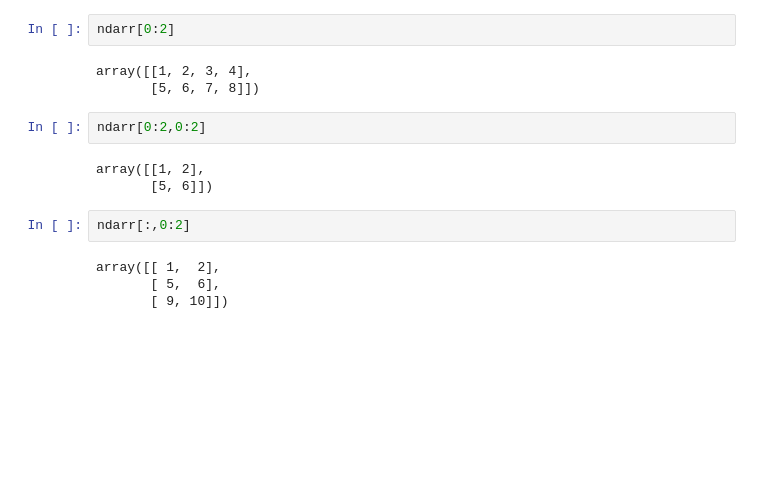
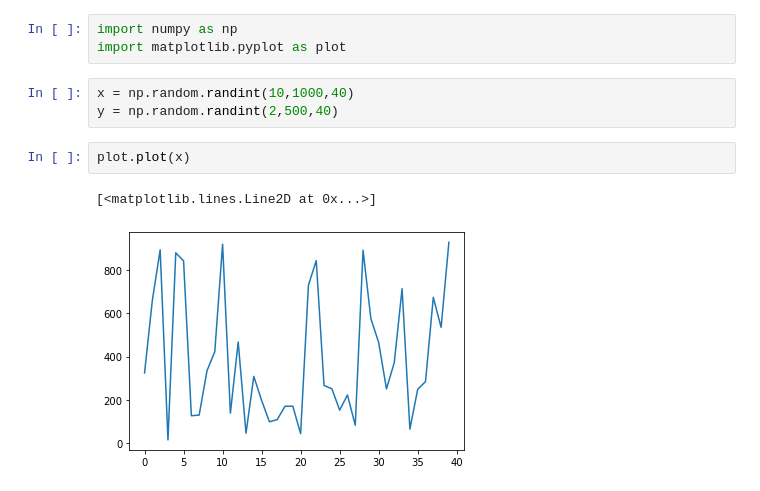
Before and after one commit to anmolrajaroraa/HMR_Python_ML, a Jupyter notebook: Untitled.ipynb, the cells around one changed output. Drawn from its saved outputs; the diff is of its cells as text; blank space fills up the shorter version.

```diff
--- a/Untitled.ipynb
+++ b/Untitled.ipynb
@@ -159,16 +1,11 @@ ndarr.shape
-# %%
-ndarr[0:2]
-# %% [output]
-array([[1, 2, 3, 4],
-       [5, 6, 7, 8]])
-# %%
-ndarr[0:2,0:2]
-# %% [output]
-array([[1, 2],
-       [5, 6]])
-# %%
-ndarr[:,0:2]
-# %% [output]
-array([[ 1,  2],
-       [ 5,  6],
-       [ 9, 10]])
+# %%
+import numpy as np
+import matplotlib.pyplot as plot
+# %%
+x = np.random.randint(10,1000,40)
+y = np.random.randint(2,500,40)
+# %%
+plot.plot(x)
+# %% [output]
+[<matplotlib.lines.Line2D at 0x...>]
+[figure, added]
```
Also changed, not shown: parts of 48 cells of this notebook, 1 other file.
